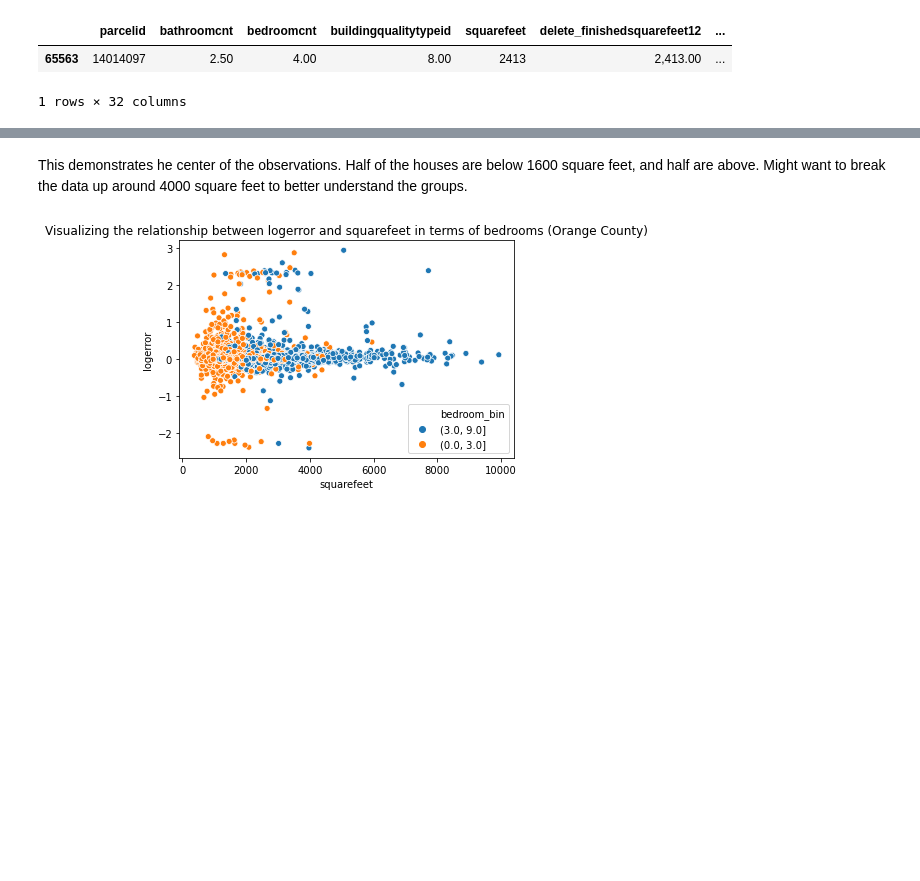
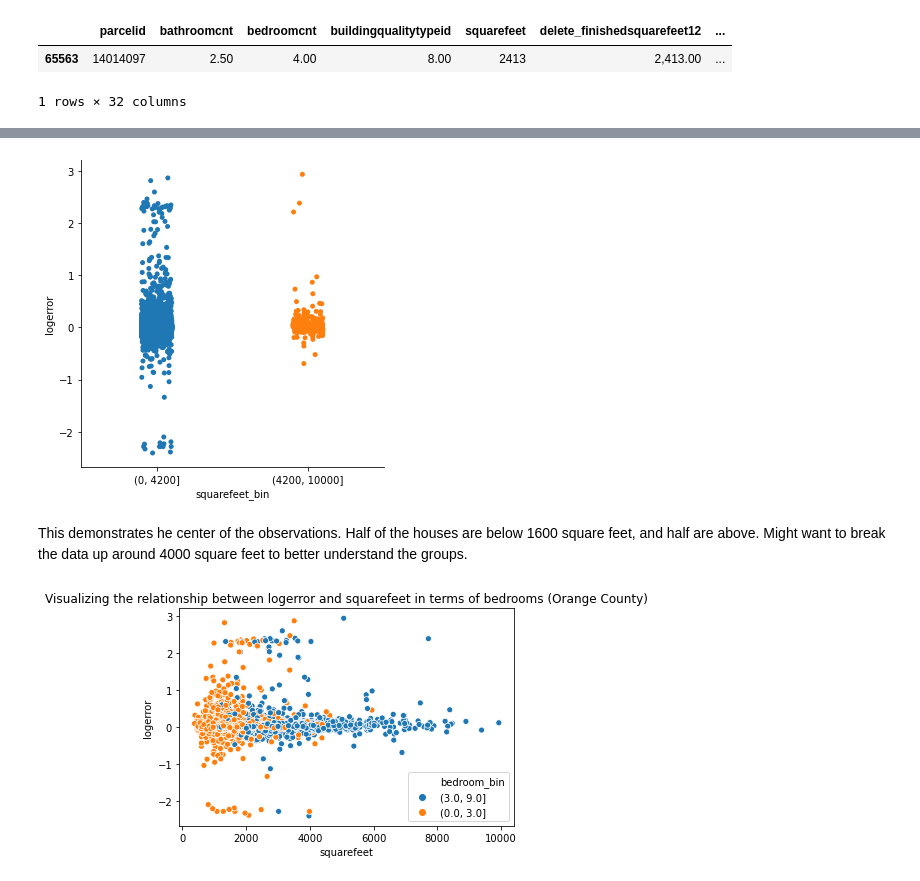
Before and after one commit to CSolitaire/clustering-exercises, a Jupyter notebook: explore_zillow.ipynb, the cells around one changed output, grey strips where cells are left out. Cells and saved outputs as stored; diff of their text form; code cells hidden in the pictures; blank space fills up the shorter version.

```diff
--- a/explore_zillow.ipynb
+++ b/explore_zillow.ipynb
@@ -686,3 +686,9 @@ plt.show()
+# %%
+# Visualize error per bin
+sns.catplot(x="squarefeet_bin", y="logerror", data=or_df)
+plt.show()
+# %% [output]
+[figure, added]
 # %% [markdown]
 This demonstrates he center of the observations.  Half of the houses are below 1600 square feet, and half are above.  Might want to break the data up around 4000 square feet to better understand the groups.
 # %%
```
Also changed, not shown: parts of 8 cells of this notebook.
